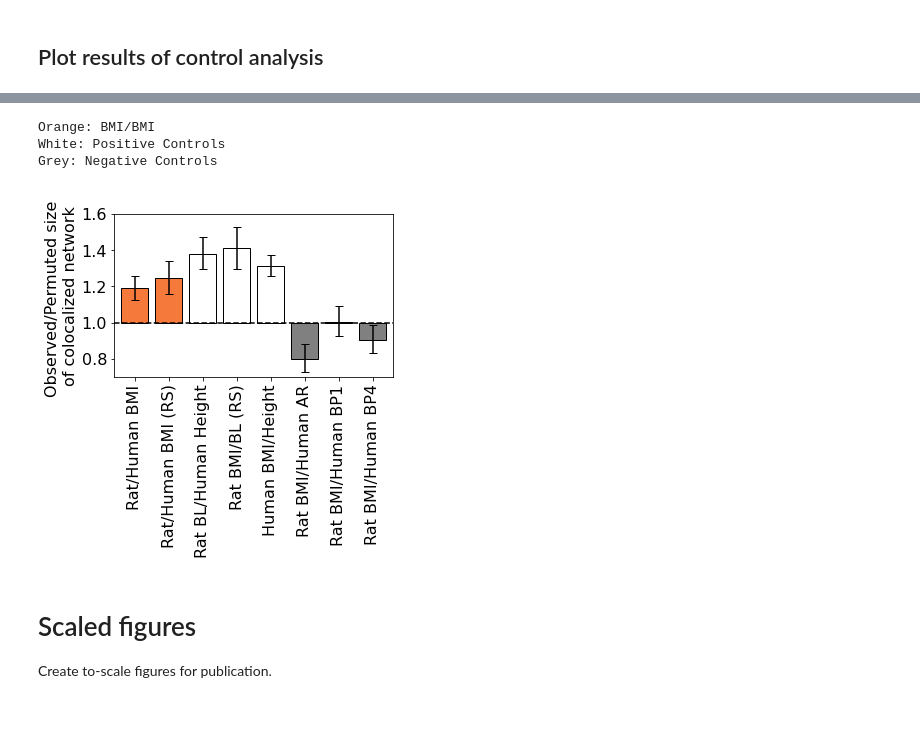
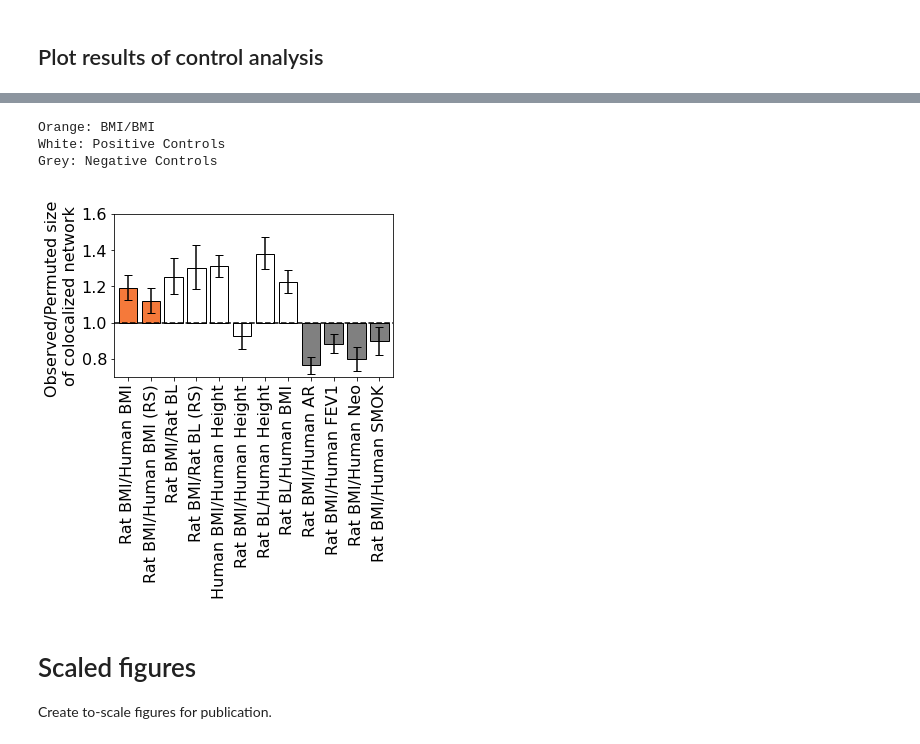
Before and after one commit to sarah-n-wright/CrossSpeciesBMI, a Jupyter notebook: Notebooks/1_Rat_Human_BMI_Network_Colocalization.ipynb, the cells around one changed output, grey strips where cells are left out. Cells and saved outputs as stored; diff of their text form; code cells hidden in the pictures; blank space fills up the shorter version.

Commit message:
First pass modification of controls - tested rerun_analysis=False

```diff
--- a/Notebooks/1_Rat_Human_BMI_Network_Colocalization.ipynb
+++ b/Notebooks/1_Rat_Human_BMI_Network_Colocalization.ipynb
@@ -509,7 +587,9 @@ seed_dict = {'hHeight': seed_bin_human_height,
 # %%
 # define the comparisons to be made
-control_combinations = [('rBMI', 'hBMI'),('hHeight', 'rBL'), ('rBMI', 'rBL'), ('hBMI', 'hHeight'), ('rBMI', 'hAR'), ('rBMI', 'hBP1'),
-                       ('rBMI', 'hBP4')]
+control_combinations = [('rBMI', 'hBMI'), ('rBMI_RS', 'hBMI_RS'),
+                        ('rBMI', 'rBL'),('rBMI_RS', 'rBL_RS'), ('hBMI', 'hHeight'),
+                        ('rBMI', 'hHeight'),('rBL', 'hHeight'), ('rBL', 'hBMI'),
+                        ('rBMI', 'hAR'), ('rBMI', 'hFEV1'), ('rBMI', 'hNeo'), ('rBMI', 'hSMOK')]
 # %%
 ## height/BL
 observed_height, permuted_height = calculate_mean_z_score_distribution(z_dict['rBL'], z_dict['hHeight'], num_reps=1000,
@@ -580,8 +642,0 @@ else: # use precomputed results
-# %%
-observed_rat_rat, permuted_rat_rat = calculate_expected_overlap(z_rat_bmi_rat_net.fillna(0),
-                                                                z_rat_BL_rat_net.fillna(0),
-                                                    z_score_threshold=3, z1_threshold=1.0,
-                                                    z2_threshold=1.0, num_reps=1000, plot=False,
-                                                    overlap_control="bin",
-                                                    seed1=seeds_rat_bmi, seed2=seeds_rat_BL)
-control_analysis.append(get_permutation_stats(observed_rat_rat, permuted_rat_rat, "rBMI-rBL_RatSTRING"))
@@ -590,2 +643,2 @@ Overlap seed genes: 22
 # %%
-control_results = pd.concat([control_results] + control_analysis)
+control_results = pd.concat(control_analysis)
@@ -592,2 +661,15 @@ control_results = pd.concat([control_results] + control_analysis)
 # %% [markdown]
 ## Plot results of control analysis
+# %%
+tick_list = ["-".join(combo) for combo in control_combinations]
+
+def combo_label(combo):
+    label = "/".join(combo)
+    label = label.replace("r", "Rat ")
+    label = label.replace("/h", "/Human ")
+    label = label.replace("_RS", " (RS)")
+    label = label.replace(" (RS)/", "/")
+    label = label.replace("hBMI", "Human BMI")
+    return label
+
+label_list = [combo_label(combo) for combo in control_combinations]
@@ -594,26 +725,25 @@ control_results = pd.concat([control_results] + control_analysis)
 # %%
 plt.figure(figsize=(5, 3))
-plot_results = control_results.loc[["rBMI-hBMI",  "BMI_RatSTRING","hHeight-rBL", "rBMI-rBL_RatSTRING", "hBMI-hHeight", "rBMI-hAR","rBMI-hBP1", "rBMI-hBP4"]]
-plt.bar(x = ["rBMI-hBMI",  "BMI_RatSTRING","hHeight-rBL", "rBMI-rBL_RatSTRING", "hBMI-hHeight", "rBMI-hAR","rBMI-hBP1", "rBMI-hBP4"],
+plot_results = control_results.loc[tick_list]
+plt.bar(x = tick_list,
        bottom= 1, height = plot_results.Mean - 1, capsize=4, edgecolor="black",
         yerr = [plot_results.Mean - plot_results.Lower, plot_results.Upper - plot_results.Mean],
-       color = ["#f5793a"]*2 + ["white"]*3 + ["grey"]*3)
+       color = ["#f5793a"]*2 + ["white"]*6 + ["grey"]*4)
 
-plt.xticks(fontsize=16, rotation=90, ticks=["rBMI-hBMI",  "BMI_RatSTRING","hHeight-rBL", "rBMI-rBL_RatSTRING", "hBMI-hHeight", "rBMI-hAR","rBMI-hBP1", "rBMI-hBP4"],
-          labels = ["Rat/Human BMI", "Rat/Human BMI (RS)",  "Rat BL/Human Height","Rat BMI/BL (RS)","Human BMI/Height",
-                   "Rat BMI/Human AR", "Rat BMI/Human BP1", "Rat BMI/Human BP4"])
+plt.xticks(fontsize=16, rotation=90, ticks= tick_list,
+          labels =label_list)
 plt.yticks(fontsize=16)
-plt.hlines(y=1, xmin=-0.6, xmax=7.6, linestyle="dashed", color="black")
+plt.hlines(y=1, xmin=-0.6, xmax=11.6, linestyle="dashed", color="black")
 plt.ylabel("Observed/Permuted size \nof colocalized network", fontsize=16)
-plt.xlim(-0.6, 7.6)
+plt.xlim(-0.6, 11.6)
 plt.ylim(0.7, 1.6)
 plt.savefig(FIGDIR + "control_plot.png", bbox_inches="tight", dpi=400)
 print("Orange: BMI/BMI\nWhite: Positive Controls\nGrey: Negative Controls")
 # %% [output]
 Orange: BMI/BMI
 White: Positive Controls
 Grey: Negative Controls
-[figure, old version]
+[figure, new version]
 # %% [markdown]
 # Scaled figures
 
```
Also changed, not shown: parts of 36 cells of this notebook.
